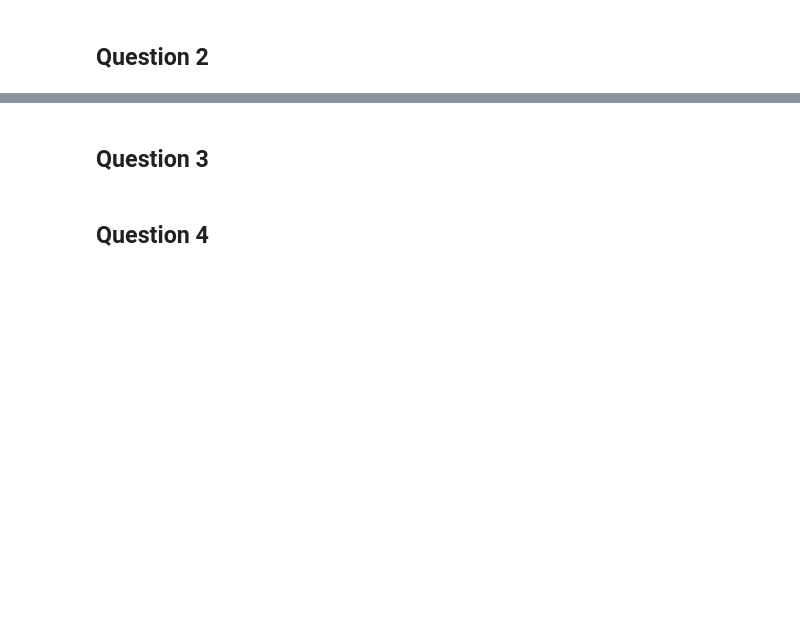
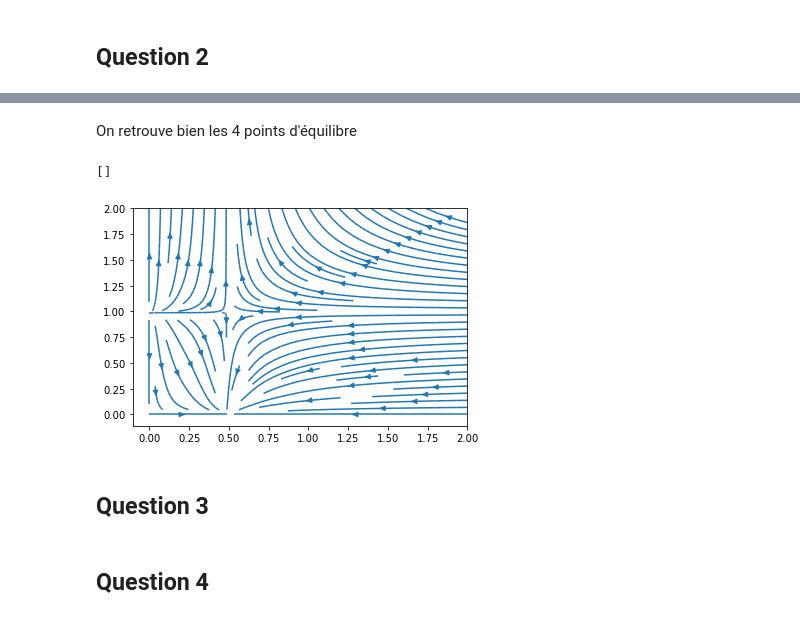
Before and after one commit to hallerantoine/projet-equa-diff, a Jupyter notebook: Projet équations différentielles.ipynb, the cells around one changed output, grey strips where cells are left out. Drawn from its saved outputs; the diff is of its cells as text; code cells hidden in the pictures; blank space fills up the shorter version.

```diff
--- a/Projet équations différentielles.ipynb
+++ b/Projet équations différentielles.ipynb
@@ -17,3 +74,11 @@ où x1 et x2 désignent le nombre (positif) de proies et de prédateurs respecti
+# %% [markdown]
+On retrouve bien les 4 points d'équilibre
+# %%
+plt.streamplot(x1v,x2v,x1pv,x2pv)
+plt.plot()
+# %% [output]
+[]
+[figure, added]
 # %% [markdown]
 ## Question 3
 # %% [markdown]
```
Also changed, not shown: parts of 4 cells of this notebook.
